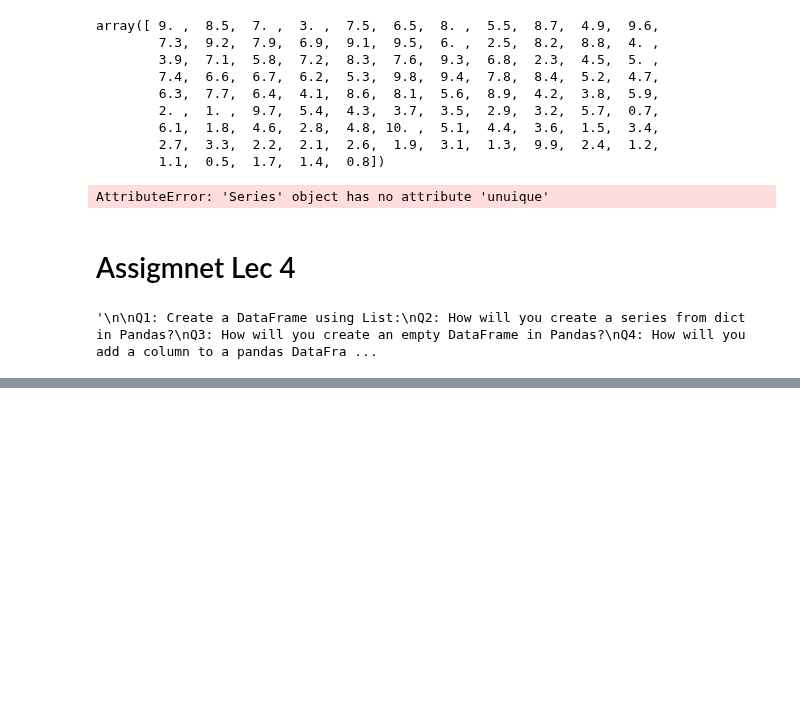
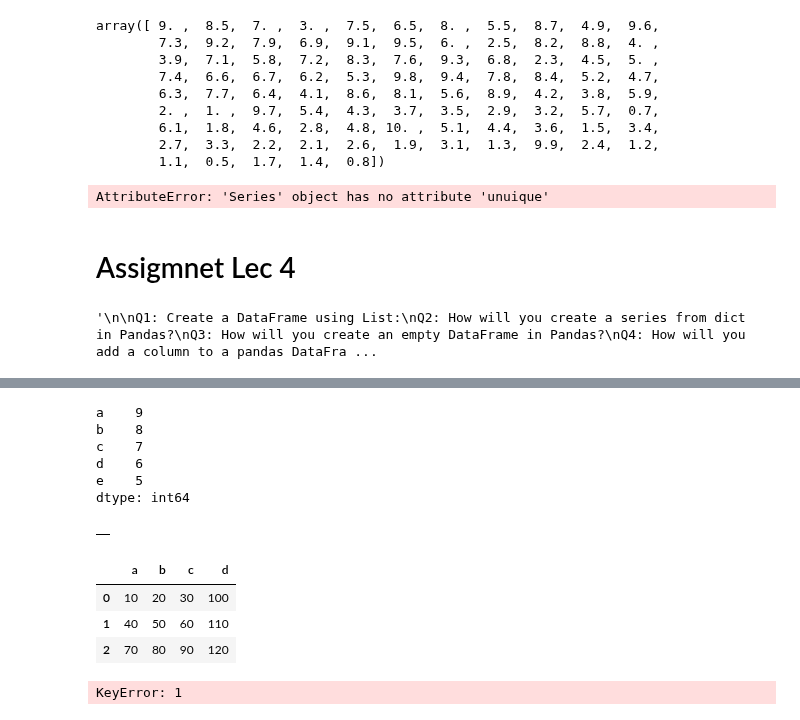
Before and after one commit to AkashKumarSingh11032001/IBM-Artificial-Intelligence-and-Machine-Learning-By-IBM-Watson, a Jupyter notebook: Lec 4.ipynb, the cells around one changed output, grey strips where cells are left out. Cells and saved outputs as stored; diff of their text form; code cells hidden in the pictures; blank space fills up the shorter version.

```diff
--- a/Lec 4.ipynb
+++ b/Lec 4.ipynb
@@ -744,0 +720,36 @@ TypeError: __init__() got an unexpected keyword argument 'column'
+# %%
+# Sol 2
+dict = {'a':9,'b':8,'c':7,'d':6,'e':5}
+ser = pd.Series(dict)
+ser
+# %% [output]
+a    9
+b    8
+c    7
+d    6
+e    5
+dtype: int64
+# %%
+# sol 3
+emp = pd.DataFrame()
+emp
+# %% [output]
+|  |
+# %%
+# sol 4
+lis = [[10,20,30],[40,50,60],[70,80,90]]
+data = pd.DataFrame(lis,columns = ['a','b','c'])
+data['d'] = [100,110,120]
+data
+# %% [output]
+|  | a | b | c | d |
+| 0 | 10 | 20 | 30 | 100 |
+| 1 | 40 | 50 | 60 | 110 |
+| 2 | 70 | 80 | 90 | 120 |
+# %%
+# sol 5
+lis = [[10,20,30],[40,50,60],[70,80,90]]
+data = pd.DataFrame(lis,columns = ['a','b','c'])
+data[1]
+# %% [output]
+KeyError: 1
```
Also changed, not shown: parts of 7 cells of this notebook.
